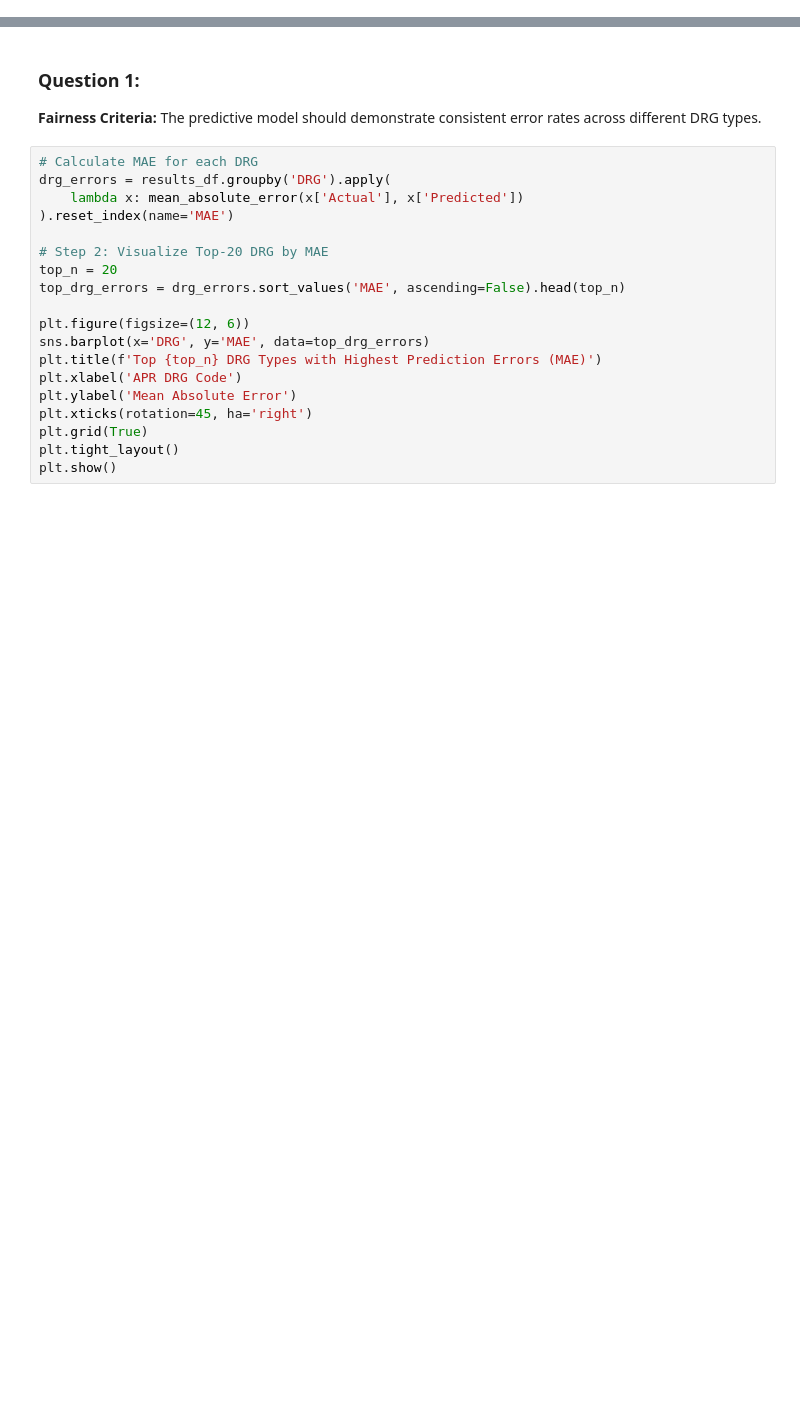
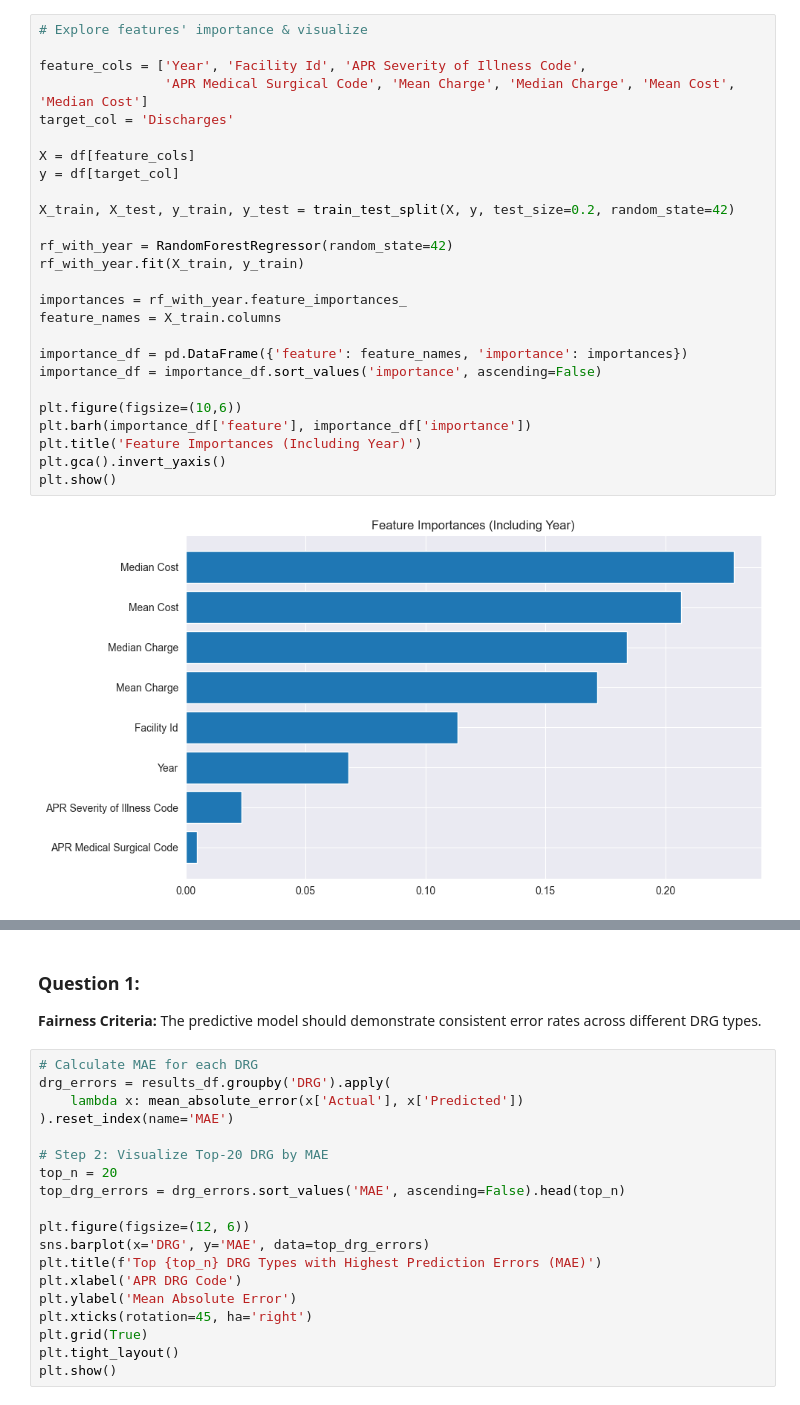
Before and after one commit to Marc0Guo/Datathon2025, a Jupyter notebook: q2_rf.ipynb, the cells around one changed output, grey strips where cells are left out. Saved outputs shown, nothing was run; the diff lists cells and outputs as text; blank space fills up the shorter version.

```diff
--- a/q2_rf.ipynb
+++ b/q2_rf.ipynb
@@ -39,3 +31,31 @@ plt.show()
+# %%
+# Explore features' importance & visualize
+
+feature_cols = ['Year', 'Facility Id', 'APR Severity of Illness Code',
+                'APR Medical Surgical Code', 'Mean Charge', 'Median Charge', 'Mean Cost', 'Median Cost']
+target_col = 'Discharges'
+
+X = df[feature_cols]
+y = df[target_col]
+
+X_train, X_test, y_train, y_test = train_test_split(X, y, test_size=0.2, random_state=42)
+
+rf_with_year = RandomForestRegressor(random_state=42)
+rf_with_year.fit(X_train, y_train)
+
+importances = rf_with_year.feature_importances_
+feature_names = X_train.columns
+
+importance_df = pd.DataFrame({'feature': feature_names, 'importance': importances})
+importance_df = importance_df.sort_values('importance', ascending=False)
+
+plt.figure(figsize=(10,6))
+plt.barh(importance_df['feature'], importance_df['importance'])
+plt.title('Feature Importances (Including Year)')
+plt.gca().invert_yaxis()
+plt.show()
+# %% [output]
+[figure, added]
 # %%
 train_ratio = 0.8
 actual_vs_predicted = {}
```
Also changed, not shown: parts of 13 cells of this notebook.
